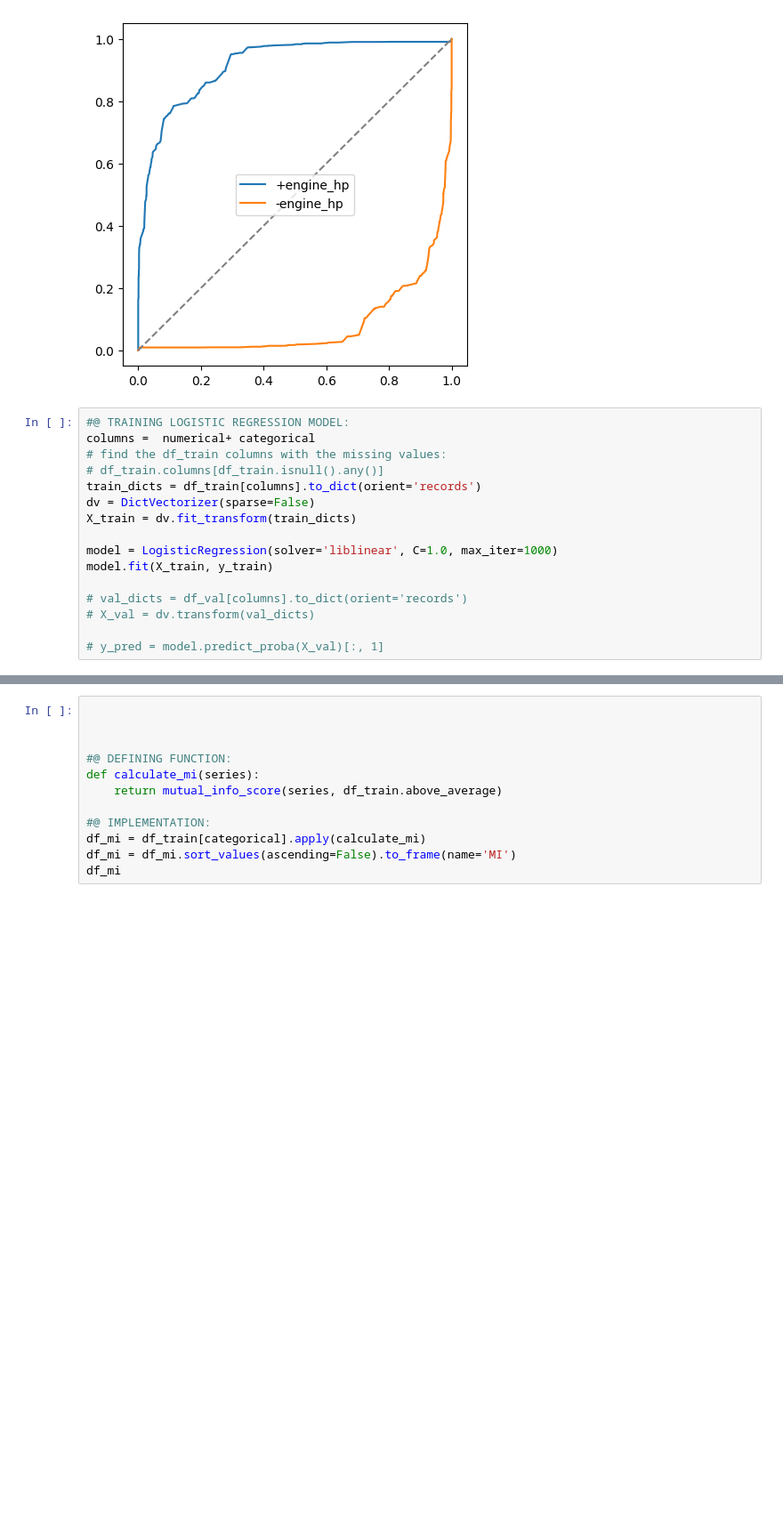
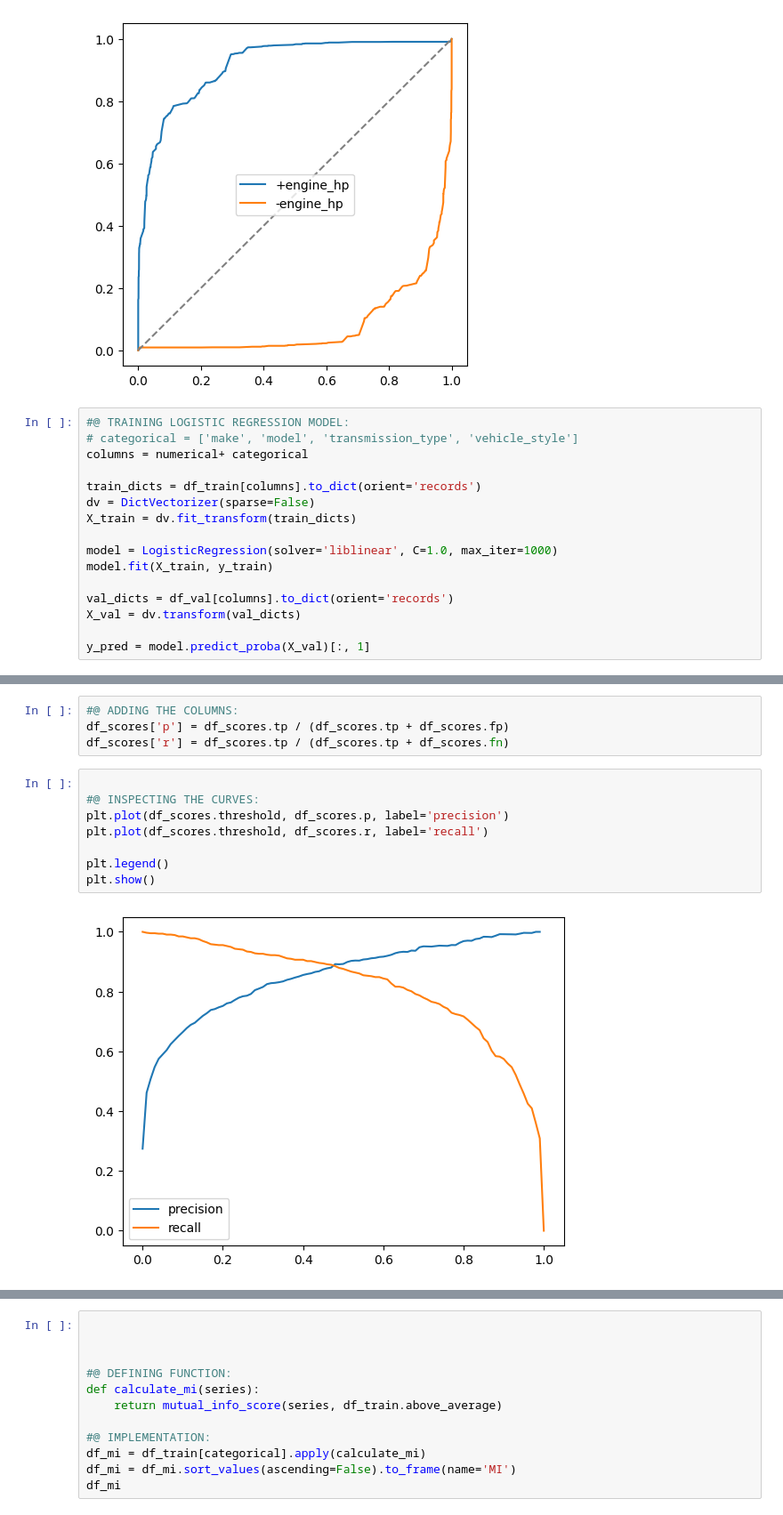
Before and after one commit to mishi-sarfraz/mlzoom_camp, a Jupyter notebook: 2023/assignement4.ipynb, the cells around one changed output, grey strips where cells are left out. Shown: that part at 89% size. Drawn from its saved outputs; the diff is of its cells as text; blank space fills up the shorter version.

```diff
--- a/2023/assignement4.ipynb
+++ b/2023/assignement4.ipynb
@@ -213,9 +251,9 @@ plt.show()
 [figure]
 # %%
 #@ TRAINING LOGISTIC REGRESSION MODEL:
-columns =  numerical+ categorical
-# find the df_train columns with the missing values:
-# df_train.columns[df_train.isnull().any()]
+# categorical = ['make', 'model', 'transmission_type', 'vehicle_style']
+columns = numerical+ categorical
+
 train_dicts = df_train[columns].to_dict(orient='records')
 dv = DictVectorizer(sparse=False)
 X_train = dv.fit_transform(train_dicts)
@@ -223,7 +261,7 @@ X_train = dv.fit_transform(train_dicts)
 model = LogisticRegression(solver='liblinear', C=1.0, max_iter=1000)
 model.fit(X_train, y_train)
 
-# val_dicts = df_val[columns].to_dict(orient='records')
-# X_val = dv.transform(val_dicts)
+val_dicts = df_val[columns].to_dict(orient='records')
+X_val = dv.transform(val_dicts)
 
-# y_pred = model.predict_proba(X_val)[:, 1]
+y_pred = model.predict_proba(X_val)[:, 1]
@@ -247,0 +323,14 @@ categorical = ['make', 'model', 'transmission_type', 'vehicle_style']
+# %%
+#@ ADDING THE COLUMNS:
+df_scores['p'] = df_scores.tp / (df_scores.tp + df_scores.fp)
+df_scores['r'] = df_scores.tp / (df_scores.tp + df_scores.fn)
+# %%
+
+#@ INSPECTING THE CURVES:
+plt.plot(df_scores.threshold, df_scores.p, label='precision')
+plt.plot(df_scores.threshold, df_scores.r, label='recall')
+
+plt.legend()
+plt.show()
+# %% [output]
+[figure, added]
```
Also changed, not shown: parts of 35 cells of this notebook.
